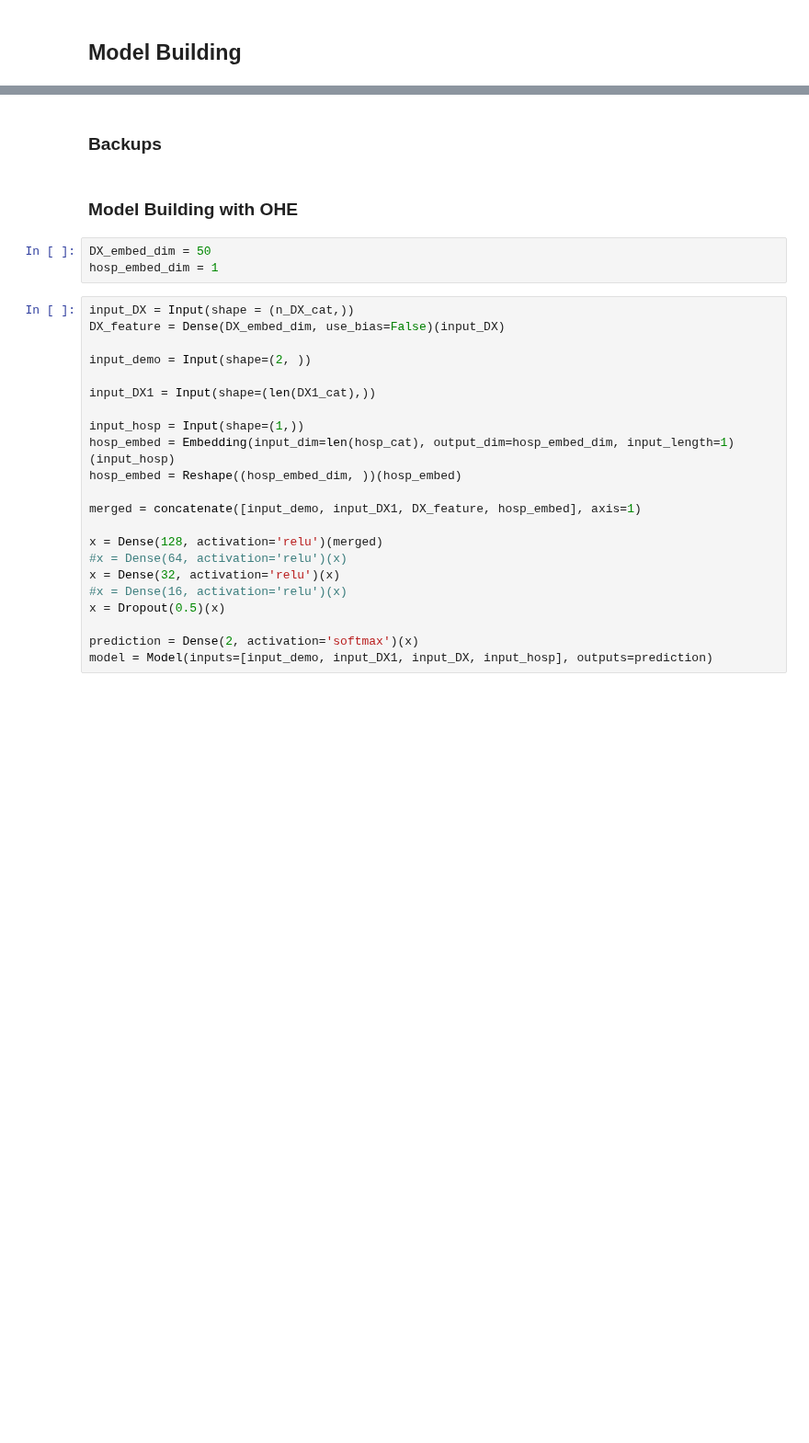
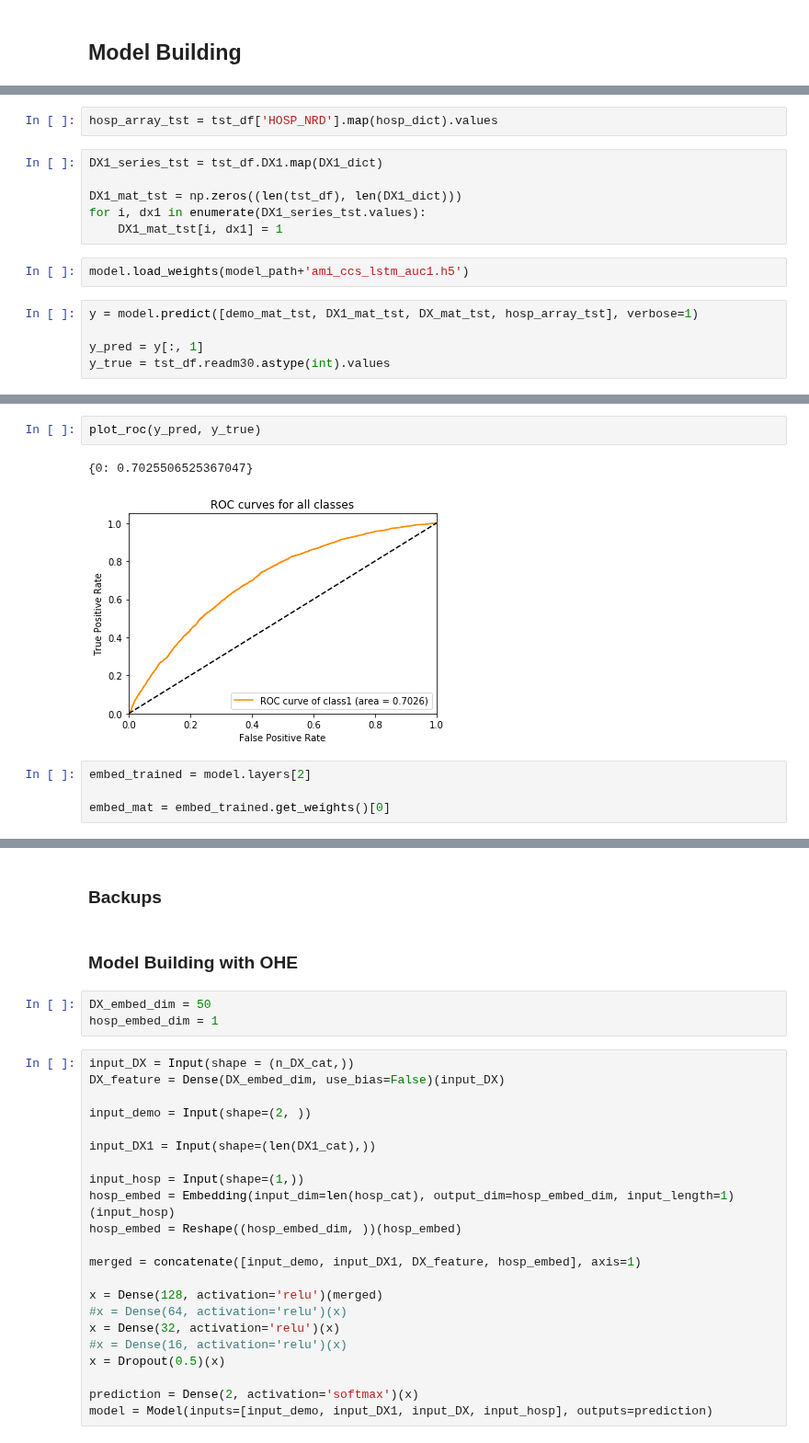
Before and after one commit to wenshuoliu/DLproj, a Jupyter notebook: NRD/Prediction_by_codes2.ipynb, the cells around one changed output, grey strips where cells are left out. Shown at 92% size. Saved outputs shown, nothing was run; the diff lists cells and outputs as text; blank space fills up the shorter version.

```diff
--- a/NRD/Prediction_by_codes2.ipynb
+++ b/NRD/Prediction_by_codes2.ipynb
@@ -591,0 +702,15 @@ model = Model(inputs=[input_demo, input_DX1, input_DX, input_hosp], outputs=pred
+# %%
+hosp_array_tst = tst_df['HOSP_NRD'].map(hosp_dict).values
+# %%
+DX1_series_tst = tst_df.DX1.map(DX1_dict)
+
+DX1_mat_tst = np.zeros((len(tst_df), len(DX1_dict)))
+for i, dx1 in enumerate(DX1_series_tst.values):
+    DX1_mat_tst[i, dx1] = 1
+# %%
+model.load_weights(model_path+'ami_ccs_lstm_auc1.h5')
+# %%
+y = model.predict([demo_mat_tst, DX1_mat_tst, DX_mat_tst, hosp_array_tst], verbose=1)
+
+y_pred = y[:, 1]
+y_true = tst_df.readm30.astype(int).values
@@ -591,0 +719,9 @@ model = Model(inputs=[input_demo, input_DX1, input_DX, input_hosp], outputs=pred
+# %%
+plot_roc(y_pred, y_true)
+# %% [output]
+{0: 0.7025506525367047}
+[figure, added]
+# %%
+embed_trained = model.layers[2]
+
+embed_mat = embed_trained.get_weights()[0]
```
Also changed, not shown: parts of 47 cells of this notebook.
